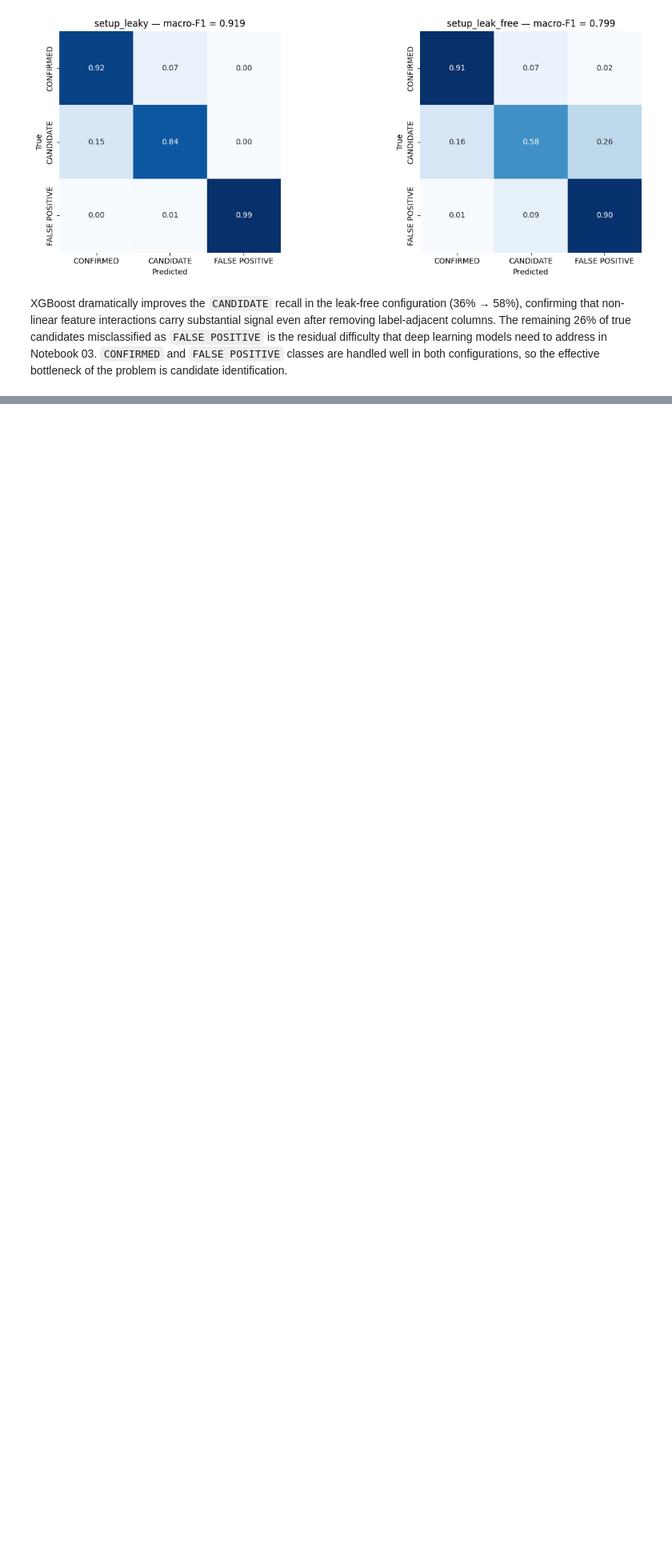
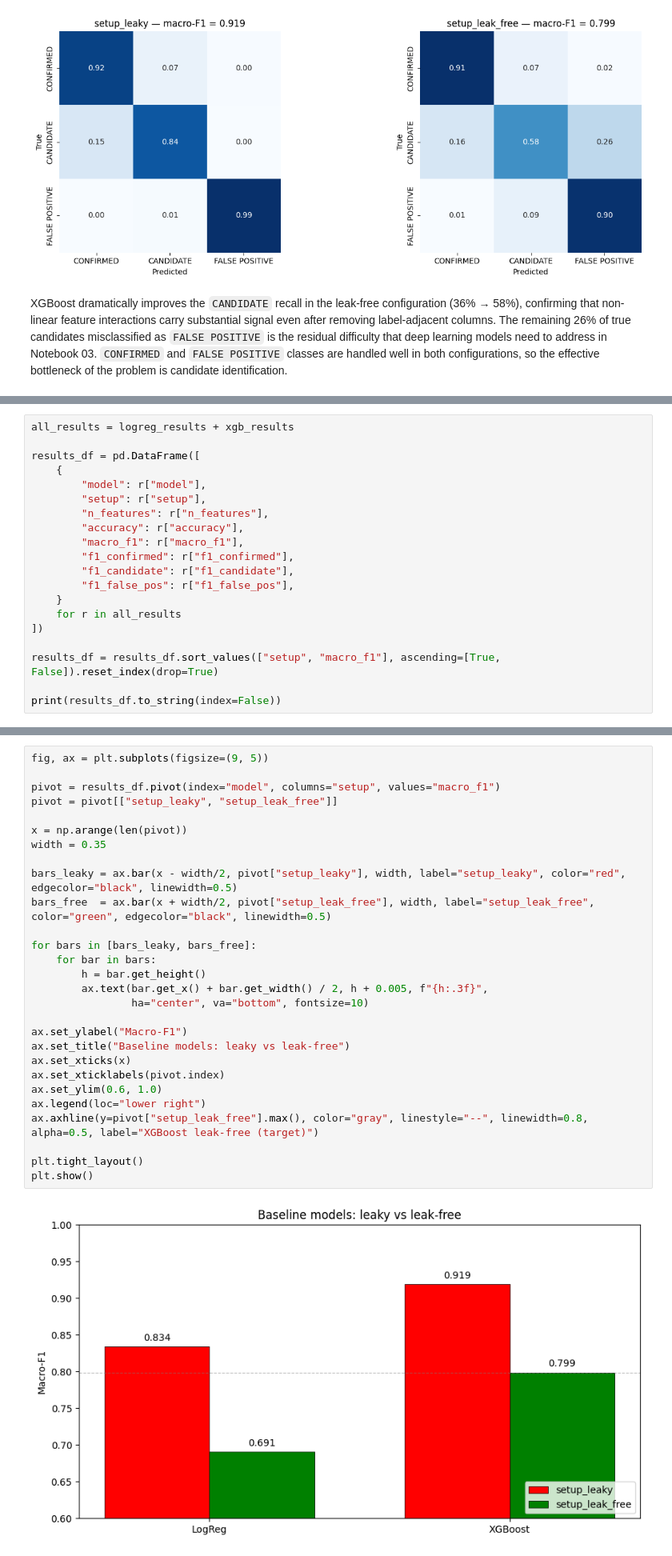
Before and after one commit to AhmedInv40/kepler-exoplanet-dl, a Jupyter notebook: notebooks/02_baselines.ipynb, the cells around one changed output, grey strips where cells are left out. Shown at 80% size. Cells and saved outputs as stored; diff of their text form; blank space fills up the shorter version.

Commit message:
baseline comparison with summary for this section

```diff
--- a/notebooks/02_baselines.ipynb
+++ b/notebooks/02_baselines.ipynb
@@ -321,0 +329,20 @@ XGBoost dramatically improves the `CANDIDATE` recall in the leak-free configurat
+# %%
+all_results = logreg_results + xgb_results
+
+results_df = pd.DataFrame([
+    {
+        "model": r["model"],
+        "setup": r["setup"],
+        "n_features": r["n_features"],
+        "accuracy": r["accuracy"],
+        "macro_f1": r["macro_f1"],
+        "f1_confirmed": r["f1_confirmed"],
+        "f1_candidate": r["f1_candidate"],
+        "f1_false_pos": r["f1_false_pos"],
+    }
+    for r in all_results
+])
+
+results_df = results_df.sort_values(["setup", "macro_f1"], ascending=[True, False]).reset_index(drop=True)
+
+print(results_df.to_string(index=False))
@@ -321,0 +359,30 @@ XGBoost dramatically improves the `CANDIDATE` recall in the leak-free configurat
+# %%
+fig, ax = plt.subplots(figsize=(9, 5))
+
+pivot = results_df.pivot(index="model", columns="setup", values="macro_f1")
+pivot = pivot[["setup_leaky", "setup_leak_free"]]
+
+x = np.arange(len(pivot))
+width = 0.35
+
+bars_leaky = ax.bar(x - width/2, pivot["setup_leaky"], width, label="setup_leaky", color="red", edgecolor="black", linewidth=0.5)
+bars_free  = ax.bar(x + width/2, pivot["setup_leak_free"], width, label="setup_leak_free", color="green", edgecolor="black", linewidth=0.5)
+
+for bars in [bars_leaky, bars_free]:
+    for bar in bars:
+        h = bar.get_height()
+        ax.text(bar.get_x() + bar.get_width() / 2, h + 0.005, f"{h:.3f}",
+                ha="center", va="bottom", fontsize=10)
+
+ax.set_ylabel("Macro-F1")
+ax.set_title("Baseline models: leaky vs leak-free")
+ax.set_xticks(x)
+ax.set_xticklabels(pivot.index)
+ax.set_ylim(0.6, 1.0)
+ax.legend(loc="lower right")
+ax.axhline(y=pivot["setup_leak_free"].max(), color="gray", linestyle="--", linewidth=0.8, alpha=0.5, label="XGBoost leak-free (target)")
+
+plt.tight_layout()
+plt.show()
+# %% [output]
+[figure, added]
```
Also changed, not shown: parts of 10 cells of this notebook.
